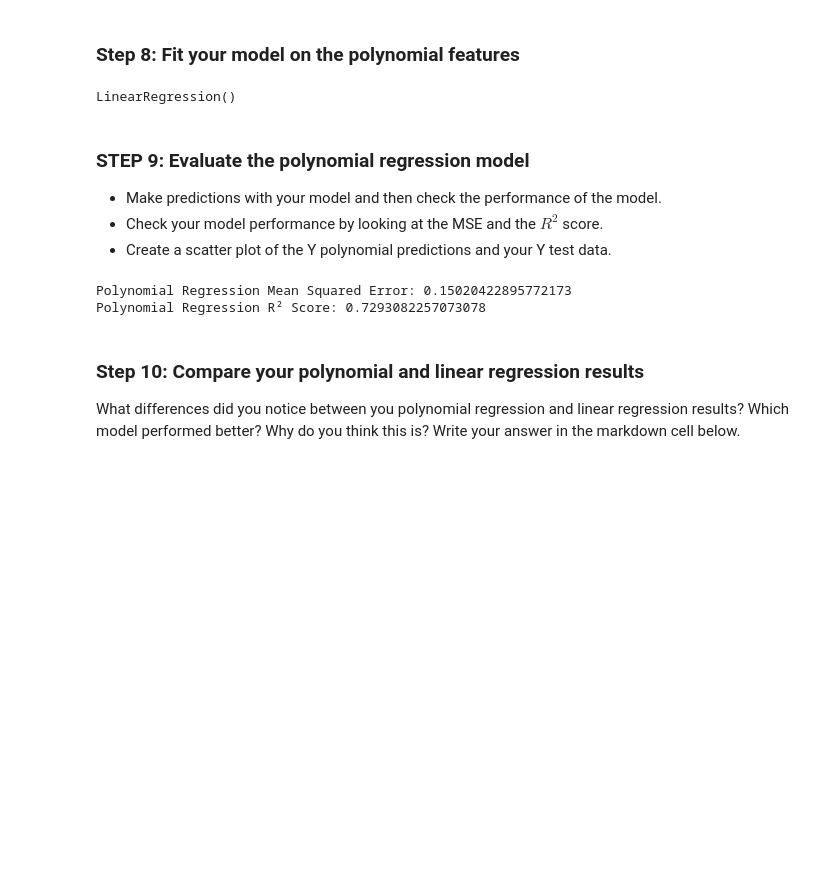
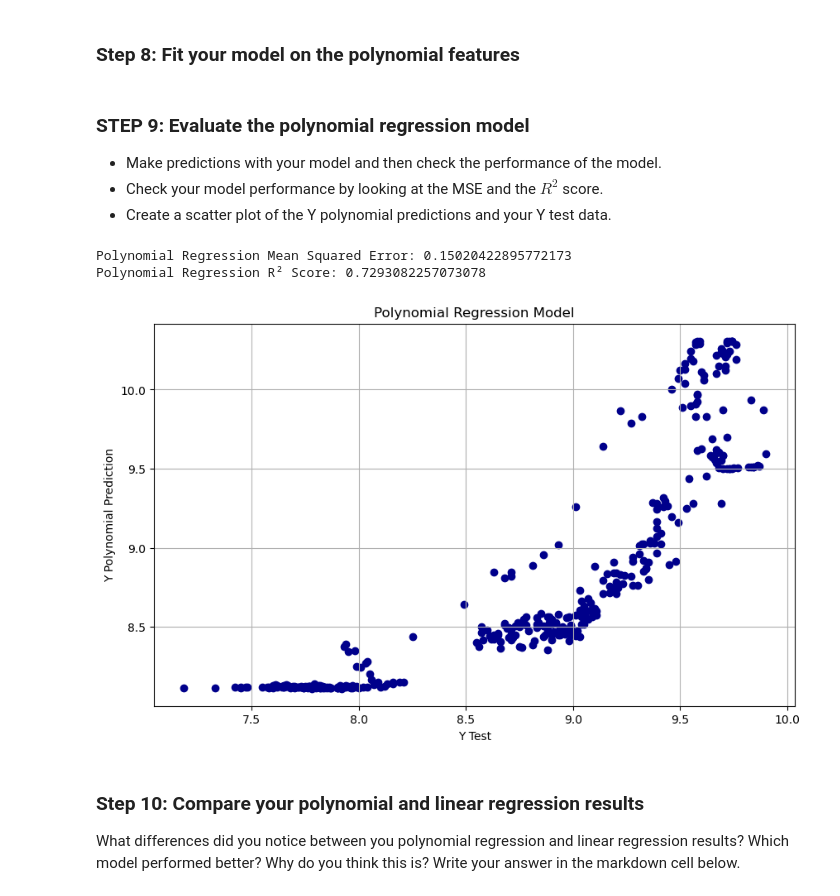
Before and after one commit to emmabeamitchell/EDS232-labs, a Jupyter notebook: Week1/Lab1-hurricane.ipynb, the cells around one changed output. Cells and saved outputs as stored; diff of their text form; code cells hidden in the pictures; blank space fills up the shorter version.

```diff
--- a/Week1/Lab1-hurricane.ipynb
+++ b/Week1/Lab1-hurricane.ipynb
@@ -210,10 +230,7 @@ print(X_poly_train)
 ### Step 8: Fit your model on the polynomial features
 # %%
 # Train the model on polynomial features
-poly_model = LinearRegression()
-poly_model.fit(X_poly_train, Y_train)
+poly_model = model.fit(X_poly_train, Y_train)
-# %% [output]
-LinearRegression()
 # %% [markdown]
 ### STEP 9: Evaluate the polynomial regression model
 - Make predictions with your model and then check the performance of the model.
@@ -222,18 +239,28 @@ LinearRegression()
 # %%
 # Make predictions using the polynomial model
 Y_poly_pred = poly_model.predict(X_poly_test)
 
 # Calculate evaluation metrics using scikit-learn's mean_squared_error and r2_score
 poly_mse = mean_squared_error(Y_test, Y_poly_pred)
 poly_r2 =  r2_score(Y_test, Y_poly_pred)
 
 print(f"Polynomial Regression Mean Squared Error: {poly_mse}")
 print(f"Polynomial Regression R² Score: {poly_r2}")
 
 # Plot predictions vs actual
+
+plt.figure(figsize=(10, 6))
+plt.scatter(Y_test, Y_poly_pred, c='DarkBlue')
+
+plt.grid(True)
+plt.xlabel('Y Test')
+plt.ylabel('Y Polynomial Prediction')
+plt.title('Polynomial Regression Model')
+plt.show()
 # %% [output]
 Polynomial Regression Mean Squared Error: 0.15020422895772173
 Polynomial Regression R² Score: 0.7293082257073078
+[figure, added]
 # %% [markdown]
 ### Step 10: Compare your polynomial and linear regression results
 
```
Also changed, not shown: parts of 13 cells of this notebook.
